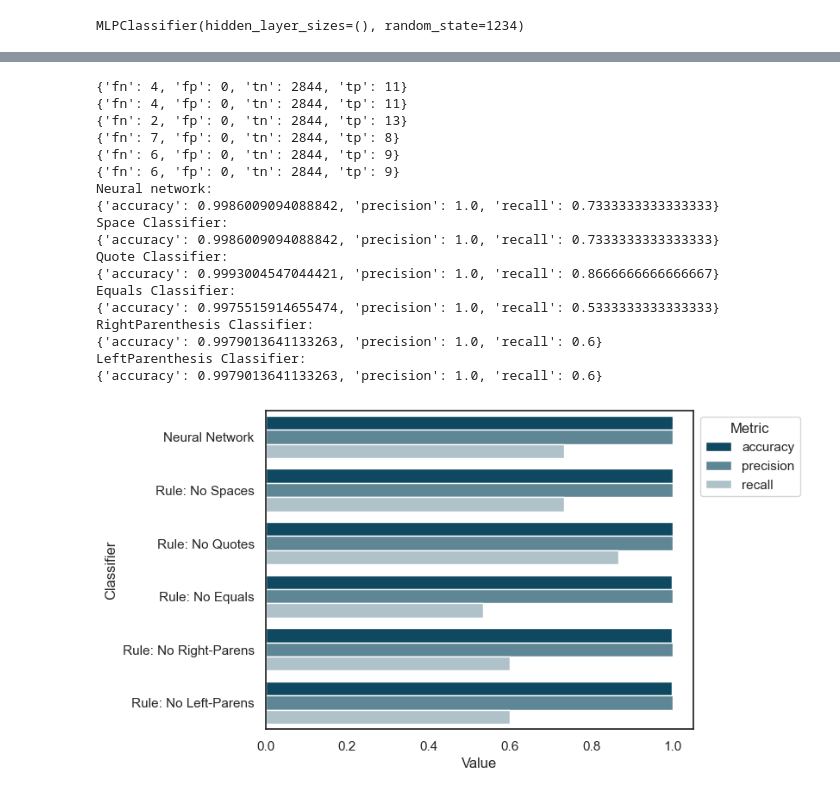
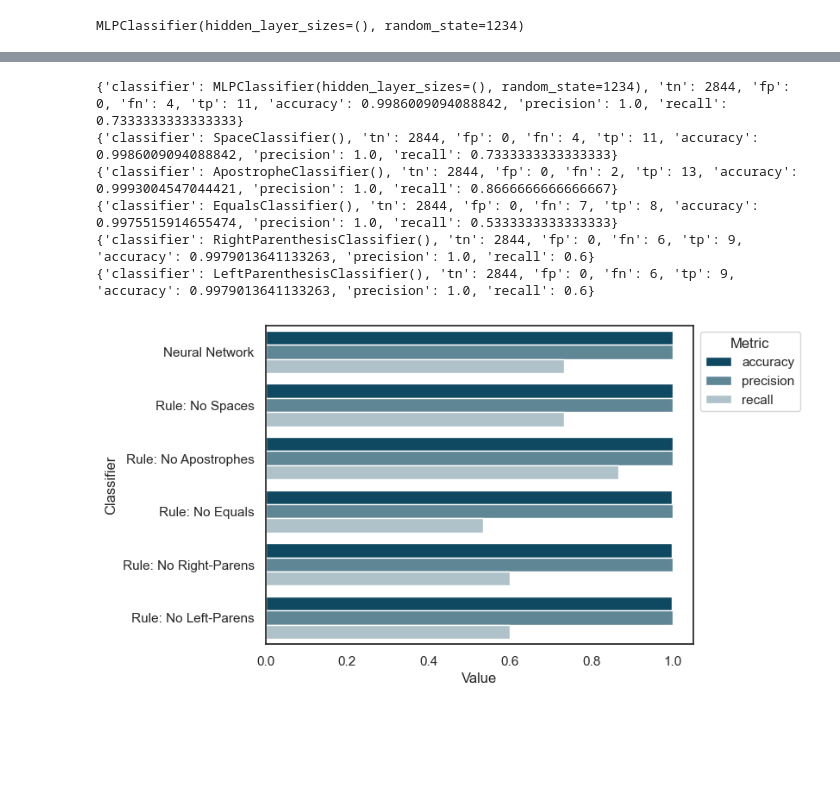
Before and after one commit to jdwhitaker/hybrid-vigor, a Jupyter notebook: main.ipynb, the cells around one changed output, grey strips where cells are left out. Cells and saved outputs as stored; diff of their text form; code cells hidden in the pictures; blank space fills up the shorter version.

```diff
--- a/main.ipynb
+++ b/main.ipynb
@@ -50,6 +48,18 @@ X_train, X_test, y_train, y_test = train_test_split(X, y, test_size=0.33, random
 # %%
 from sklearn.neural_network import MLPClassifier
 
+# multi hot bag of bytes encoding
+def path_to_vector(path):
+    path_bytes = [i for i in bytes(path, 'ascii')]
+    vector = [0 for i in range(0x20, 0x7e+1)]
+    for i in path_bytes:
+        try:
+            vector[i - 0x20] = 1
+        except Exception as e:
+            print(i)
+            raise e
+    return vector
+
 nn_classifier = MLPClassifier(hidden_layer_sizes=(), random_state=1234)
 nn_classifier.fit([path_to_vector(x) for x in X_train], y_train)
 # %% [output]
@@ -124,7 +169,7 @@ class SpaceClassifier(BaseEstimator, ClassifierMixin):
     def predict(self, X, y=None):
         return [1 if ' ' in i else 0 for i in X]
 
-class QuoteClassifier(BaseEstimator, ClassifierMixin):
+class ApostropheClassifier(BaseEstimator, ClassifierMixin):
     def predict(self, X, y=None):
         return [1 if "'" in i else 0 for i in X]
 
@@ -141,83 +186,53 @@ class RightParenthesisClassifier(BaseEstimator, ClassifierMixin):
         return [1 if ")" in i else 0 for i in X]
 
 space_classifier = SpaceClassifier()
-quote_classifier = QuoteClassifier()
+apostrophe_classifier = ApostropheClassifier()
 equals_classifier = EqualsClassifier()
 right_parenthesis_classifier = RightParenthesisClassifier()
 left_parenthesis_classifier = LeftParenthesisClassifier()
 
 nn_classifier_performance = classifier_performance_metrics(nn_classifier, [path_to_vector(x) for x in X_test], y_test)
 space_classifier_performance = classifier_performance_metrics(space_classifier, X_test, y_test)
-quote_classifier_performance = classifier_performance_metrics(quote_classifier, X_test, y_test)
+apostrophe_classifier_performance = classifier_performance_metrics(apostrophe_classifier, X_test, y_test)
 equals_classifier_performance = classifier_performance_metrics(equals_classifier, X_test, y_test)
 right_parenthesis_classifier_performance = classifier_performance_metrics(right_parenthesis_classifier, X_test, y_test)
 left_parenthesis_classifier_performance = classifier_performance_metrics(left_parenthesis_classifier, X_test, y_test)
-
-print("Neural network:")
-pprint.pprint(nn_classifier_performance)
-
-print("Space Classifier:")
-pprint.pprint(space_classifier_performance)
-
-print("Quote Classifier:")
-pprint.pprint(quote_classifier_performance)
-
-print("Equals Classifier:")
-pprint.pprint(equals_classifier_performance)
-
-print("RightParenthesis Classifier:")
-pprint.pprint(right_parenthesis_classifier_performance)
-
-print("LeftParenthesis Classifier:")
-pprint.pprint(left_parenthesis_classifier_performance)
 
 import pandas as pd
 colors = ["#ffffff", "#024f6e"][::-1]
 sns.set_theme(style='white')
 palette = sns.blend_palette(colors, n_colors=4)
 
 rows = []
 for metric, value in nn_classifier_performance.items():
     rows.append(["Neural Network", metric, value])
 for metric, value in space_classifier_performance.items():
     rows.append(["Rule: No Spaces", metric, value])
-for metric, value in quote_classifier_performance.items():
-    rows.append(["Rule: No Quotes", metric, value])
+for metric, value in apostrophe_classifier_performance.items():
+    rows.append(["Rule: No Apostrophes", metric, value])
 for metric, value in equals_classifier_performance.items():
     rows.append(["Rule: No Equals", metric, value])
 for metric, value in right_parenthesis_classifier_performance.items():
     rows.append(["Rule: No Right-Parens", metric, value])
 for metric, value in left_parenthesis_classifier_performance.items():
     rows.append(["Rule: No Left-Parens", metric, value])
 df = pd.DataFrame(rows, columns=["Classifier", "Metric", "Value"])
 df.head()
 
 ax = sns.barplot(
     x="Value",
     y="Classifier",
     hue='Metric',
     data=df,
     palette=palette
 )
 
 sns.move_legend(ax, "upper left", bbox_to_anchor=(1, 1))
 # %% [output]
-{'fn': 4, 'fp': 0, 'tn': 2844, 'tp': 11}
-{'fn': 4, 'fp': 0, 'tn': 2844, 'tp': 11}
-{'fn': 2, 'fp': 0, 'tn': 2844, 'tp': 13}
-{'fn': 7, 'fp': 0, 'tn': 2844, 'tp': 8}
-{'fn': 6, 'fp': 0, 'tn': 2844, 'tp': 9}
-{'fn': 6, 'fp': 0, 'tn': 2844, 'tp': 9}
-Neural network:
-{'accuracy': 0.9986009094088842, 'precision': 1.0, 'recall': 0.7333333333333333}
-Space Classifier:
-{'accuracy': 0.9986009094088842, 'precision': 1.0, 'recall': 0.7333333333333333}
-Quote Classifier:
-{'accuracy': 0.9993004547044421, 'precision': 1.0, 'recall': 0.8666666666666667}
-Equals Classifier:
-{'accuracy': 0.9975515914655474, 'precision': 1.0, 'recall': 0.5333333333333333}
-RightParenthesis Classifier:
-{'accuracy': 0.9979013641133263, 'precision': 1.0, 'recall': 0.6}
-LeftParenthesis Classifier:
-{'accuracy': 0.9979013641133263, 'precision': 1.0, 'recall': 0.6}
+{'classifier': MLPClassifier(hidden_layer_sizes=(), random_state=1234), 'tn': 2844, 'fp': 0, 'fn': 4, 'tp': 11, 'accuracy': 0.9986009094088842, 'precision': 1.0, 'recall': 0.7333333333333333}
+{'classifier': SpaceClassifier(), 'tn': 2844, 'fp': 0, 'fn': 4, 'tp': 11, 'accuracy': 0.9986009094088842, 'precision': 1.0, 'recall': 0.7333333333333333}
+{'classifier': ApostropheClassifier(), 'tn': 2844, 'fp': 0, 'fn': 2, 'tp': 13, 'accuracy': 0.9993004547044421, 'precision': 1.0, 'recall': 0.8666666666666667}
+{'classifier': EqualsClassifier(), 'tn': 2844, 'fp': 0, 'fn': 7, 'tp': 8, 'accuracy': 0.9975515914655474, 'precision': 1.0, 'recall': 0.5333333333333333}
+{'classifier': RightParenthesisClassifier(), 'tn': 2844, 'fp': 0, 'fn': 6, 'tp': 9, 'accuracy': 0.9979013641133263, 'precision': 1.0, 'recall': 0.6}
+{'classifier': LeftParenthesisClassifier(), 'tn': 2844, 'fp': 0, 'fn': 6, 'tp': 9, 'accuracy': 0.9979013641133263, 'precision': 1.0, 'recall': 0.6}
-[figure, old version]
+[figure, new version]
```
Also changed, not shown: parts of 4 cells of this notebook.
